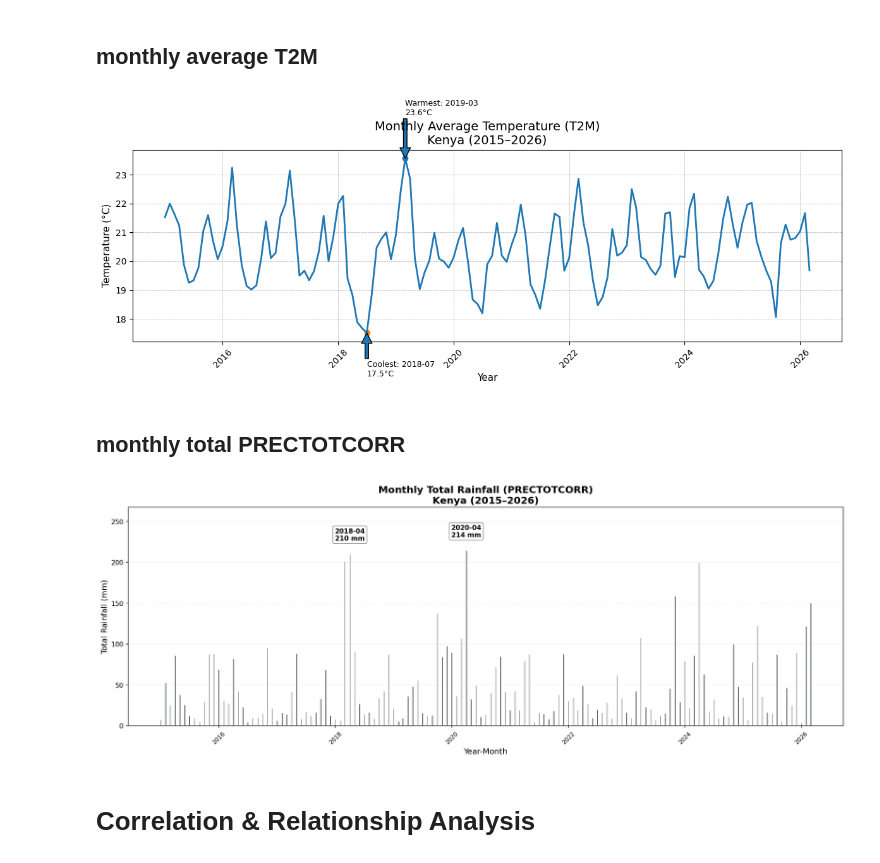
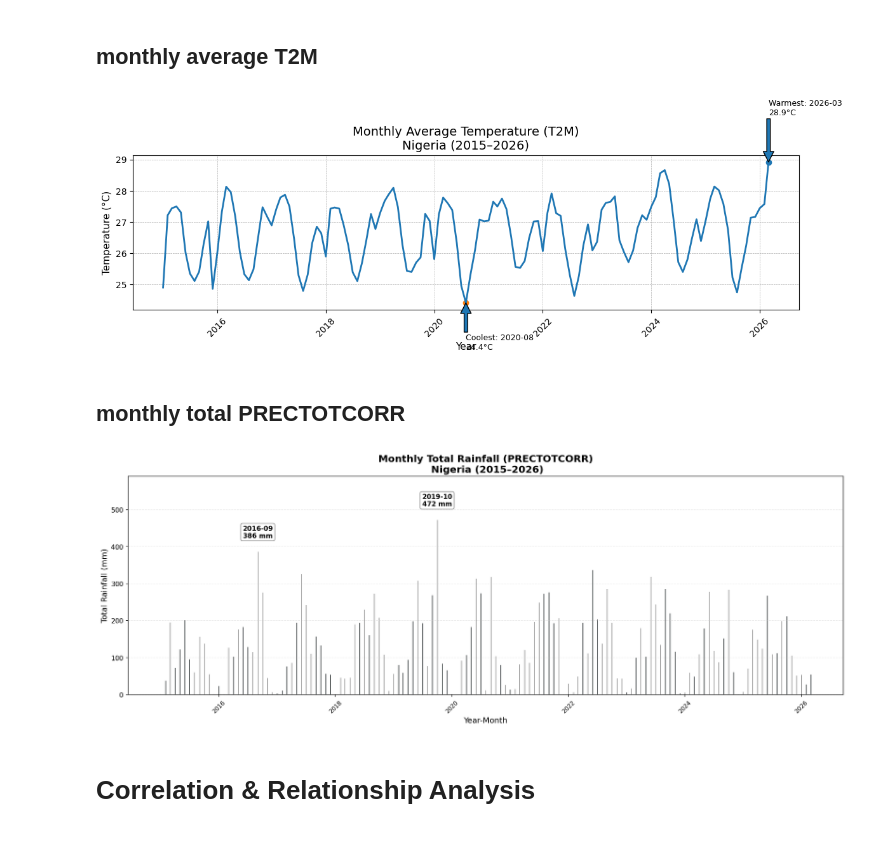
Before and after one commit to bemnetne/climate-challenge-week0, a Jupyter notebook: notebooks/nigeria_eda.ipynb, the cells around one changed output. Saved outputs shown, nothing was run; the diff lists cells and outputs as text; code cells hidden in the pictures.

Commit message:
feat: cross country comparasion

```diff
--- a/notebooks/nigeria_eda.ipynb
+++ b/notebooks/nigeria_eda.ipynb
@@ -11,7 +11,7 @@ from scipy import stats
 # %% [markdown]
 ## Load Data
 # %%
-df = pd.read_csv("../data/kenya.csv")  # replace with your file
+df = pd.read_csv("../data/nigeria.csv")  # replace with your file
 df.head()
 # %% [output]
 |  | YEAR | DOY | T2M | T2M_MAX | T2M_MIN | T2M_RANGE | PRECTOTCORR | RH2M | WS2M | WS2M_MAX | ... |
@@ -23,7 +23,7 @@ df.head()
 # %% [markdown]
 ## Add Country Column
 # %%
-df["Country"] = "Kenya"
+df["Country"] = "Nigeria"
 df.head()
 # %% [output]
 |  | YEAR | DOY | T2M | T2M_MAX | T2M_MIN | T2M_RANGE | PRECTOTCORR | RH2M | WS2M | WS2M_MAX | ... |
@@ -287,35 +301,35 @@ plt.scatter(coolest["year_month"], coolest["T2M"])
 plt.annotate(
     f"Warmest: {warmest['year_month'].strftime('%Y-%m')}\n{warmest['T2M']:.1f}°C",
     xy=(warmest["year_month"], warmest["T2M"]),
     xytext=(warmest["year_month"], warmest["T2M"] + 1.5),
     arrowprops=dict(),
     fontsize=9
 )
 
 # Annotate coolest
 plt.annotate(
     f"Coolest: {coolest['year_month'].strftime('%Y-%m')}\n{coolest['T2M']:.1f}°C",
     xy=(coolest["year_month"], coolest["T2M"]),
     xytext=(coolest["year_month"], coolest["T2M"] - 1.5),
     arrowprops=dict(),
     fontsize=9
 )
 
 # Titles and labels
-plt.title("Monthly Average Temperature (T2M)\nKenya (2015–2026)", fontsize=14)
+plt.title("Monthly Average Temperature (T2M)\nNigeria (2015–2026)", fontsize=14)
 plt.xlabel("Year", fontsize=11)
 plt.ylabel("Temperature (°C)", fontsize=11)
 
 # Grid for readability
 plt.grid(True, linestyle="--", linewidth=0.5)
 
 # Improve x-axis ticks (less crowded)
 plt.xticks(rotation=45)
 
 plt.tight_layout()
 plt.show()
 # %% [output]
-[figure, old version]
+[figure, new version]
 # %% [markdown]
 ## monthly total PRECTOTCORR
 # %%
@@ -357,7 +371,7 @@ for _, row in peak_months.iterrows():
     )
 
 # Styling
-plt.title("Monthly Total Rainfall (PRECTOTCORR)\nKenya (2015–2026)",
+plt.title("Monthly Total Rainfall (PRECTOTCORR)\n Nigeria (2015–2026)",
           fontsize=15, fontweight="bold")
 
 plt.xlabel("Year-Month", fontsize=12)
@@ -369,7 +383,7 @@ plt.grid(axis="y", linestyle="--", alpha=0.3)
 plt.tight_layout()
 plt.show()
 # %% [output]
-[figure, old version]
+[figure, new version]
 # %% [markdown]
 # Correlation & Relationship Analysis
 # %% [markdown]
```
Also changed, not shown: parts of 21 cells of this notebook, 5 other files.
